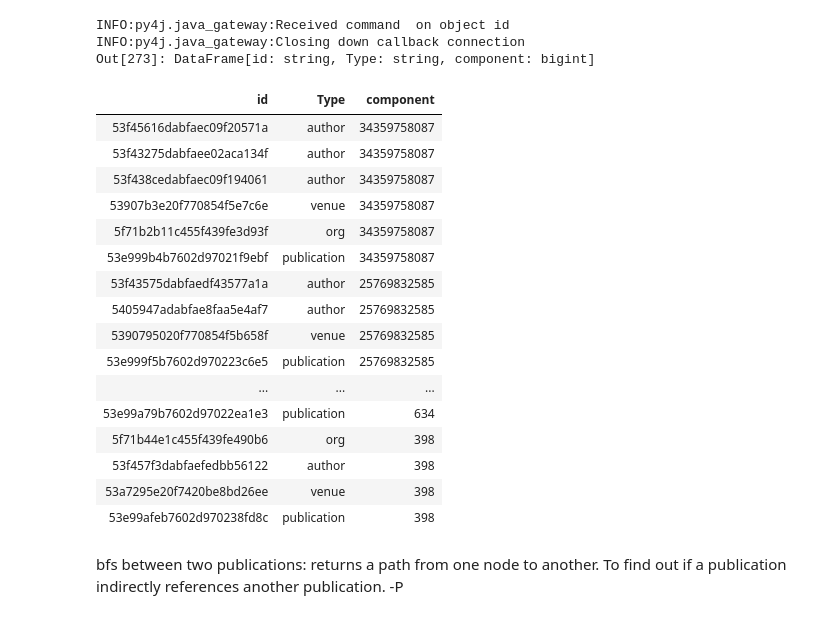
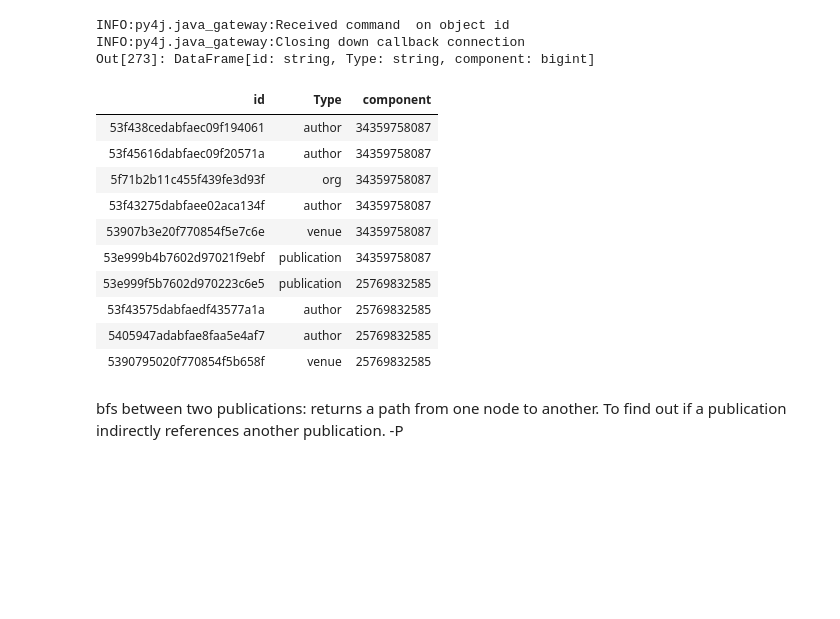
Before and after one commit to Martin-Msb/bdm-project-2, a Jupyter notebook: Knowledge Graph.ipynb, the cells around one changed output. Saved outputs shown, nothing was run; the diff lists cells and outputs as text; code cells hidden in the pictures; blank space fills up the shorter version.

```diff
--- a/Knowledge Graph.ipynb
+++ b/Knowledge Graph.ipynb
@@ -383,25 +377,19 @@ INFO:py4j.java_gateway:Received command  on object id
 INFO:py4j.java_gateway:Closing down callback connection
 Out[273]: DataFrame[id: string, Type: string, component: bigint]
 # %%
-display(cc.where("component != 0").orderBy(F.desc("component")))
+lim_print((cc.where("component != 0").orderBy(F.desc("component"))), 10)
 # %% [output]
 | id | Type | component |
+| 53f438cedabfaec09f194061 | author | 34359758087 |
 | 53f45616dabfaec09f20571a | author | 34359758087 |
+| 5f71b2b11c455f439fe3d93f | org | 34359758087 |
 | 53f43275dabfaee02aca134f | author | 34359758087 |
-| 53f438cedabfaec09f194061 | author | 34359758087 |
 | 53907b3e20f770854f5e7c6e | venue | 34359758087 |
-| 5f71b2b11c455f439fe3d93f | org | 34359758087 |
 | 53e999b4b7602d97021f9ebf | publication | 34359758087 |
+| 53e999f5b7602d970223c6e5 | publication | 25769832585 |
 | 53f43575dabfaedf43577a1a | author | 25769832585 |
 | 5405947adabfae8faa5e4af7 | author | 25769832585 |
 | 5390795020f770854f5b658f | venue | 25769832585 |
-| 53e999f5b7602d970223c6e5 | publication | 25769832585 |
-| ... | ... | ... |
-| 53e99a79b7602d97022ea1e3 | publication | 634 |
-| 5f71b44e1c455f439fe490b6 | org | 398 |
-| 53f457f3dabfaefedbb56122 | author | 398 |
-| 53a7295e20f7420be8bd26ee | venue | 398 |
-| 53e99afeb7602d970238fd8c | publication | 398 |
 # %% [markdown]
 bfs between two publications: returns a path from one node to another. To find out if a publication indirectly references another publication. -P
 # %% [markdown]
```
Also changed, not shown: parts of 13 cells of this notebook.
